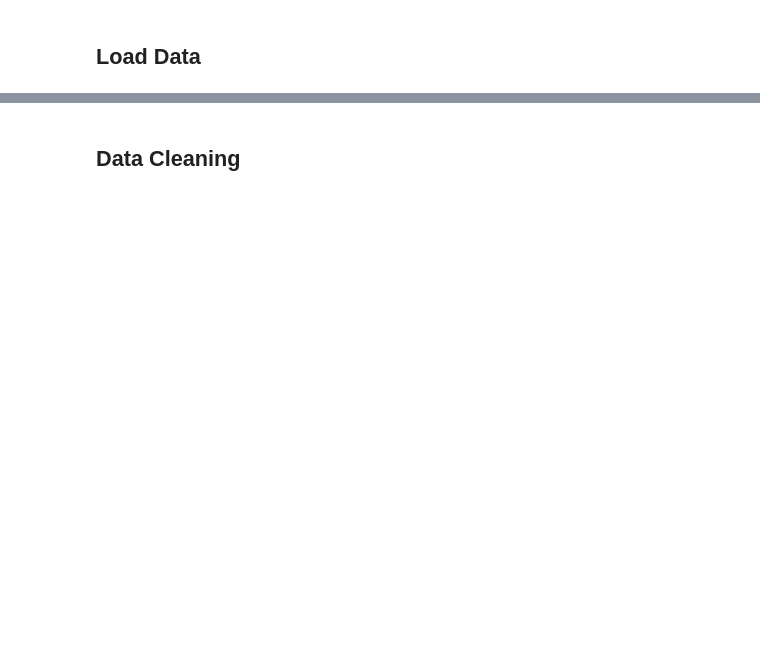
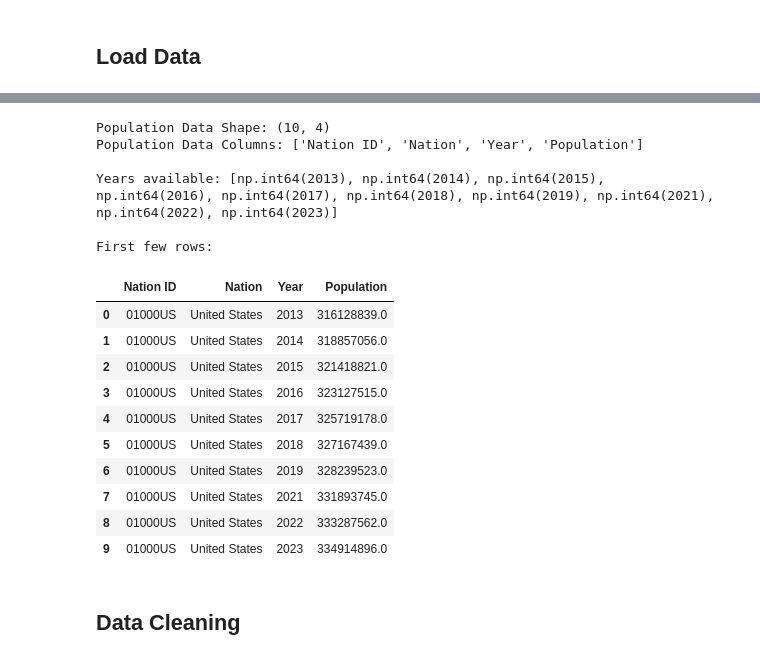
Before and after one commit to seanpavlak/quest, a Jupyter notebook: notebooks/data_analysis.ipynb, the cells around one changed output, grey strips where cells are left out. Saved outputs shown, nothing was run; the diff lists cells and outputs as text; code cells hidden in the pictures; blank space fills up the shorter version.

```diff
--- a/notebooks/data_analysis.ipynb
+++ b/notebooks/data_analysis.ipynb
@@ -79,22 +141,44 @@ bls_df.head()
 # %%
 # Load Population data
 if USE_LOCAL_DATA:
     # Load from local file
     population_data = json.loads(POPULATION_DATA_PATH.read_text())
 else:
     # Load from S3
+    if POPULATION_DATA_KEY is None:
+        raise ValueError("No population data file found in S3. Make sure the data sync Lambda has run at least once.")
+
     response = s3_client.get_object(Bucket=BUCKET_NAME, Key=POPULATION_DATA_KEY)
     population_content = response['Body'].read().decode('utf-8')
     population_data = json.loads(population_content)
 
 # Convert to DataFrame
 population_df = pd.DataFrame(population_data.get('data', []))
 
 print(f"Population Data Shape: {population_df.shape}")
 print(f"Population Data Columns: {population_df.columns.tolist()}")
-print(f"\nYears available: {sorted(population_df['Year'].unique())}")
+if 'Year' in population_df.columns:
+    print(f"\nYears available: {sorted(population_df['Year'].unique())}")
 print(f"\nFirst few rows:")
 population_df.head(10)
+# %% [output]
+Population Data Shape: (10, 4)
+Population Data Columns: ['Nation ID', 'Nation', 'Year', 'Population']
+
+Years available: [np.int64(2013), np.int64(2014), np.int64(2015), np.int64(2016), np.int64(2017), np.int64(2018), np.int64(2019), np.int64(2021), np.int64(2022), np.int64(2023)]
+
+First few rows:
+|  | Nation ID | Nation | Year | Population |
+| 0 | 01000US | United States | 2013 | 316128839.0 |
+| 1 | 01000US | United States | 2014 | 318857056.0 |
+| 2 | 01000US | United States | 2015 | 321418821.0 |
+| 3 | 01000US | United States | 2016 | 323127515.0 |
+| 4 | 01000US | United States | 2017 | 325719178.0 |
+| 5 | 01000US | United States | 2018 | 327167439.0 |
+| 6 | 01000US | United States | 2019 | 328239523.0 |
+| 7 | 01000US | United States | 2021 | 331893745.0 |
+| 8 | 01000US | United States | 2022 | 333287562.0 |
+| 9 | 01000US | United States | 2023 | 334914896.0 |
 # %% [markdown]
 ## Data Cleaning
 # %%
```
Also changed, not shown: parts of 7 cells of this notebook, 4 other files.
